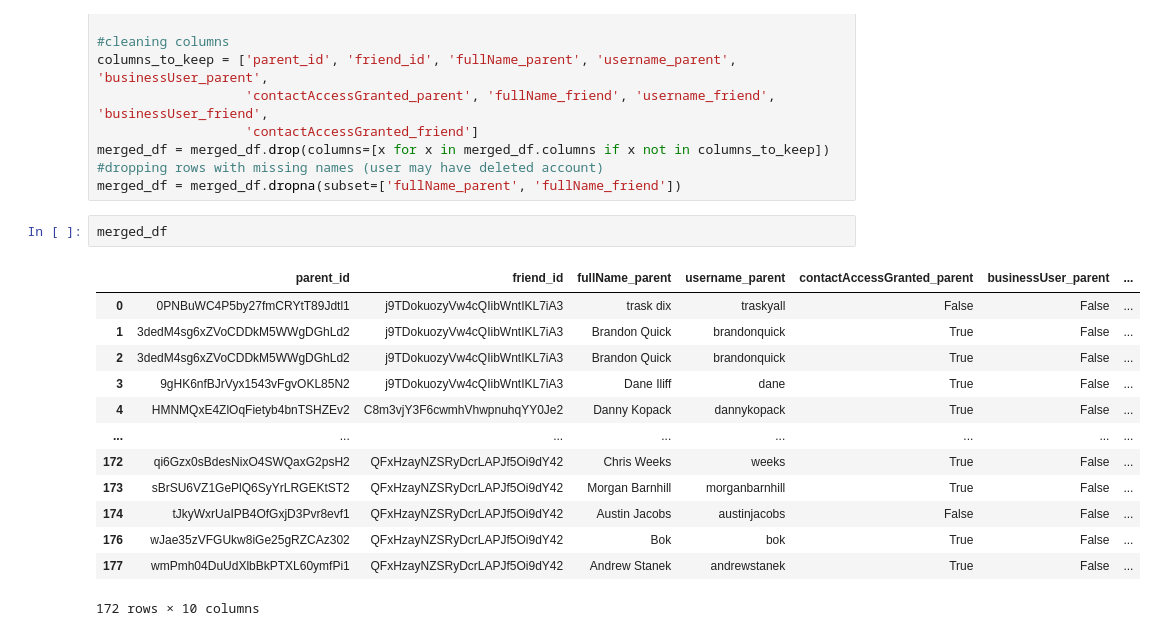
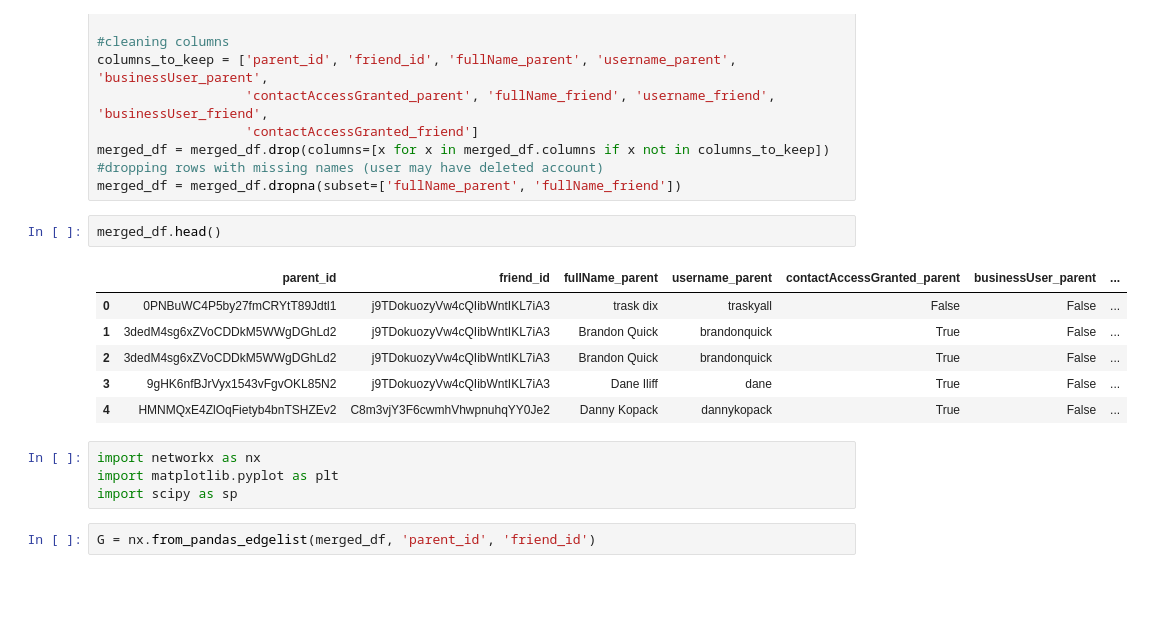
Before and after one commit to brandon841/analytics_report, a Jupyter notebook: friend_analytics.ipynb, the cells around one changed output. Saved outputs shown, nothing was run; the diff lists cells and outputs as text; blank space fills up the shorter version.

Commit message:
friend update

```diff
--- a/friend_analytics.ipynb
+++ b/friend_analytics.ipynb
@@ -48,18 +48,17 @@ merged_df = merged_df.drop(columns=[x for x in merged_df.columns if x not in col
 #dropping rows with missing names (user may have deleted account)
 merged_df = merged_df.dropna(subset=['fullName_parent', 'fullName_friend'])
 # %%
-merged_df
+merged_df.head()
 # %% [output]
 |  | parent_id | friend_id | fullName_parent | username_parent | contactAccessGranted_parent | businessUser_parent | ... |
 | 0 | 0PNBuWC4P5by27fmCRYtT89Jdtl1 | j9TDokuozyVw4cQIibWntIKL7iA3 | trask dix | traskyall | False | False | ... |
 | 1 | 3dedM4sg6xZVoCDDkM5WWgDGhLd2 | j9TDokuozyVw4cQIibWntIKL7iA3 | Brandon Quick | brandonquick | True | False | ... |
 | 2 | 3dedM4sg6xZVoCDDkM5WWgDGhLd2 | j9TDokuozyVw4cQIibWntIKL7iA3 | Brandon Quick | brandonquick | True | False | ... |
 | 3 | 9gHK6nfBJrVyx1543vFgvOKL85N2 | j9TDokuozyVw4cQIibWntIKL7iA3 | Dane Iliff | dane | True | False | ... |
 | 4 | HMNMQxE4ZlOqFietyb4bnTSHZEv2 | C8m3vjY3F6cwmhVhwpnuhqYY0Je2 | Danny Kopack | dannykopack | True | False | ... |
-| ... | ... | ... | ... | ... | ... | ... | ... |
-| 172 | qi6Gzx0sBdesNixO4SWQaxG2psH2 | QFxHzayNZSRyDcrLAPJf5Oi9dY42 | Chris Weeks | weeks | True | False | ... |
-| 173 | sBrSU6VZ1GePlQ6SyYrLRGEKtST2 | QFxHzayNZSRyDcrLAPJf5Oi9dY42 | Morgan Barnhill | morganbarnhill | True | False | ... |
-| 174 | tJkyWxrUaIPB4OfGxjD3Pvr8evf1 | QFxHzayNZSRyDcrLAPJf5Oi9dY42 | Austin Jacobs | austinjacobs | False | False | ... |
-| 176 | wJae35zVFGUkw8iGe25gRZCAz302 | QFxHzayNZSRyDcrLAPJf5Oi9dY42 | Bok | bok | True | False | ... |
-| 177 | wmPmh04DuUdXlbBkPTXL60ymfPi1 | QFxHzayNZSRyDcrLAPJf5Oi9dY42 | Andrew Stanek | andrewstanek | True | False | ... |
-172 rows × 10 columns
+# %%
+import networkx as nx
+import matplotlib.pyplot as plt
+import scipy as sp
+# %%
+G = nx.from_pandas_edgelist(merged_df, 'parent_id', 'friend_id')
```
Also changed, not shown: parts of 27 cells of this notebook.
